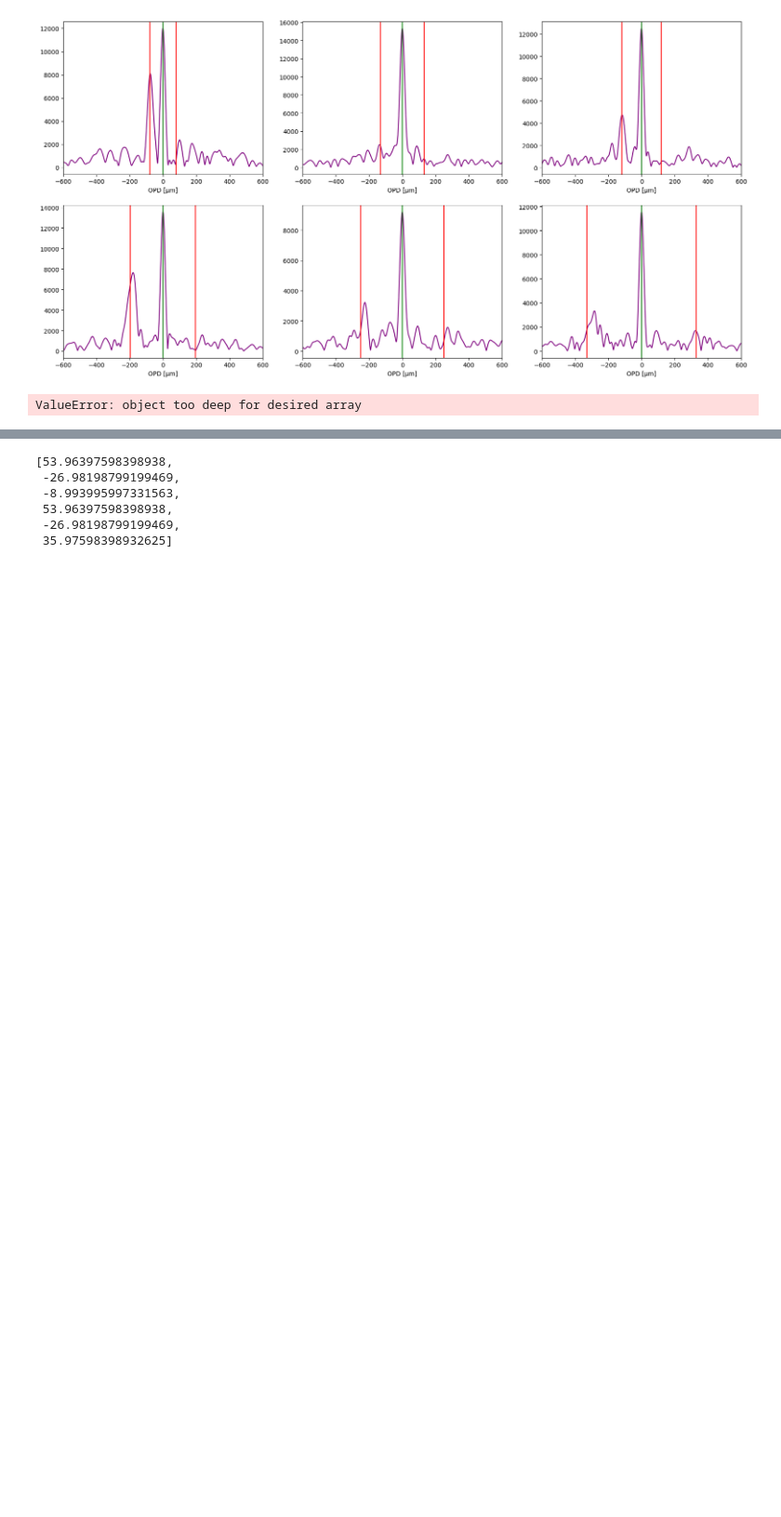
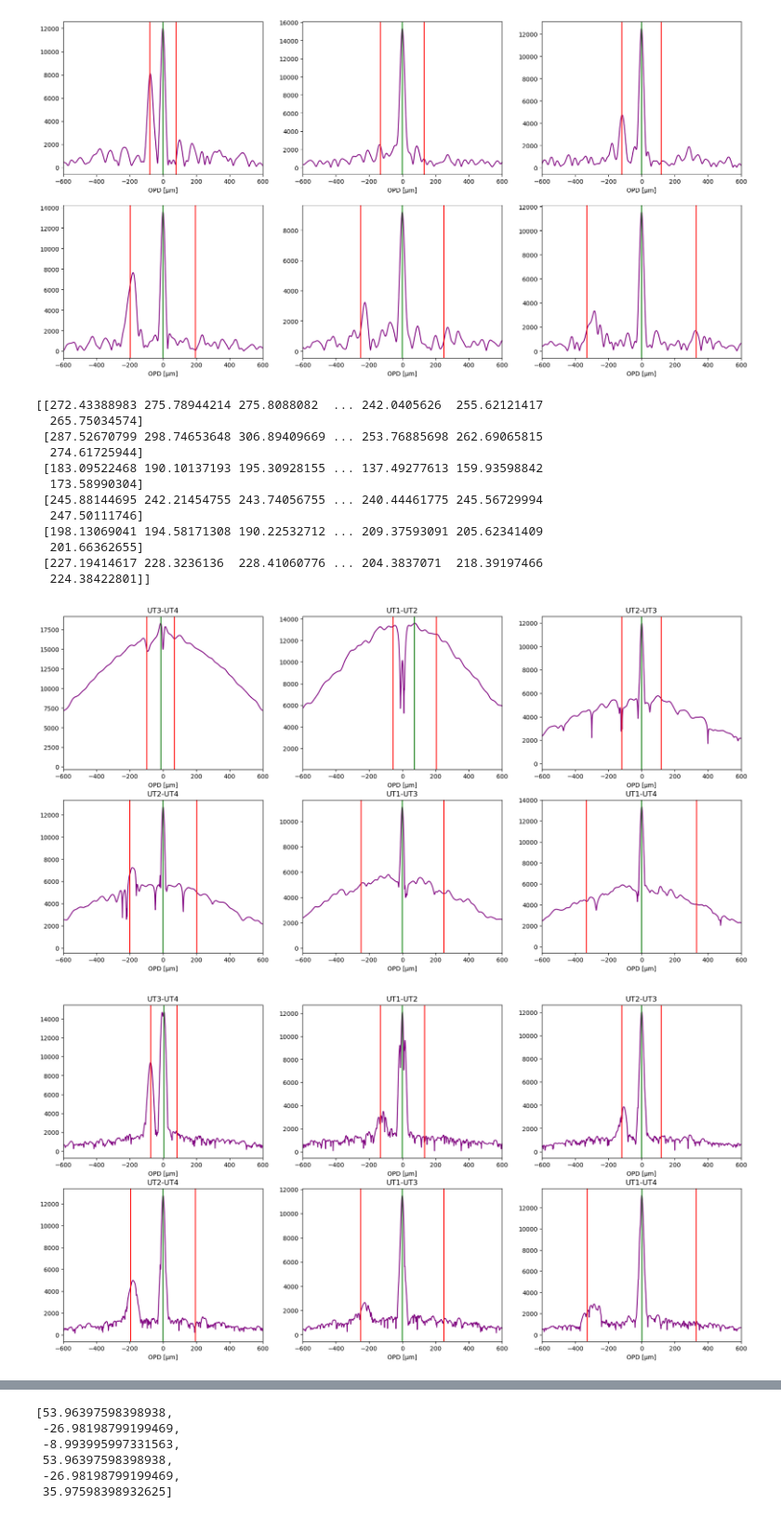
Before and after one commit to jules-scigliuto/MATISSE-Data, a Jupyter notebook: MATISSE_signal.ipynb, the cells around one changed output, grey strips where cells are left out. Shown at 93% size. Cells and saved outputs as stored; diff of their text form; code cells hidden in the pictures; blank space fills up the shorter version.

```diff
--- a/MATISSE_signal.ipynb
+++ b/MATISSE_signal.ipynb
@@ -263,35 +324,49 @@ for i_OB in range(n_OB):
 
     # Sum over frames
 
-    cf_OB_sum = np.sum(cf_OB, axis = 0)
+    #cf_OB_sum = np.sum(cf_OB, axis = 0)
+    #cf_OB_sum = gmean(cf_OB, axis=0)
     #cf_OB_sum = np.sqrt(np.mean(np.square(cf_OB), axis=0))
-    #cf_OB_sum = hmean(cf_OB, axis=0)
+    cf_OB_sum = hmean(cf_OB, axis=0)
     #cf_OB_sum = scipy.stats.gmean(cf_OB, axis=0)
 
     fig, ax = plt.subplots(2, 3, figsize=(20,10))
     ax_flat = ax.flat
 
     for i_baselines in range(6):
 
         # OPD determination
         OPD_inst = OPD[np.argmax(cf_OB_sum[i_baselines,:])]
         OPD_inst_list.append(OPD_inst)
 
         # Plots
         ax_flat[i_baselines].plot(OPD, cf_OB_sum[i_baselines,:], 'purple')
         ax_flat[i_baselines].set_xlabel('OPD [µm]')
         #ax_flat[k].axvline((offset_RA*u[k]+offset_Dec*v[k])*1e6, color='red')
         ax_flat[i_baselines].axvline(OPD_inst, color='green')
         ax_flat[i_baselines].axvline(OPD_inst+(offset_RA*u[i_baselines]+offset_Dec*v[i_baselines])*1e6, color='red')
         ax_flat[i_baselines].axvline(OPD_inst-(offset_RA*u[i_baselines]+offset_Dec*v[i_baselines])*1e6, color='red')
         ax_flat[i_baselines].set_title(f'{baselines_order[i_baselines]}')
         #ax_flat[k].plot(OPD, sinc, 'orange')
         #ax_flat[k].set_yscale('log')
         ax_flat[i_baselines].set_xlim(-600, 600)
 
         # Save the figure
         fig.savefig(f'figure_{i_OB}.png')
 
 print(cf_OB_sum)
 # %% [output]
-ValueError: object too deep for desired array
+[[272.43388983 275.78944214 275.8088082  ... 242.0405626  255.62121417
+  265.75034574]
+ [287.52670799 298.74653648 306.89409669 ... 253.76885698 262.69065815
+  274.61725944]
+ [183.09522468 190.10137193 195.30928155 ... 137.49277613 159.93598842
+  173.58990304]
+ [245.88144695 242.21454755 243.74056755 ... 240.44461775 245.56729994
+  247.50111746]
+ [198.13069041 194.58171308 190.22532712 ... 209.37593091 205.62341409
+  201.66362655]
+ [227.19414617 228.3236136  228.41060776 ... 204.3837071  218.39197466
+  224.38422801]]
+[figure, added]
+[figure, added]
```
Also changed, not shown: parts of 4 cells of this notebook.
